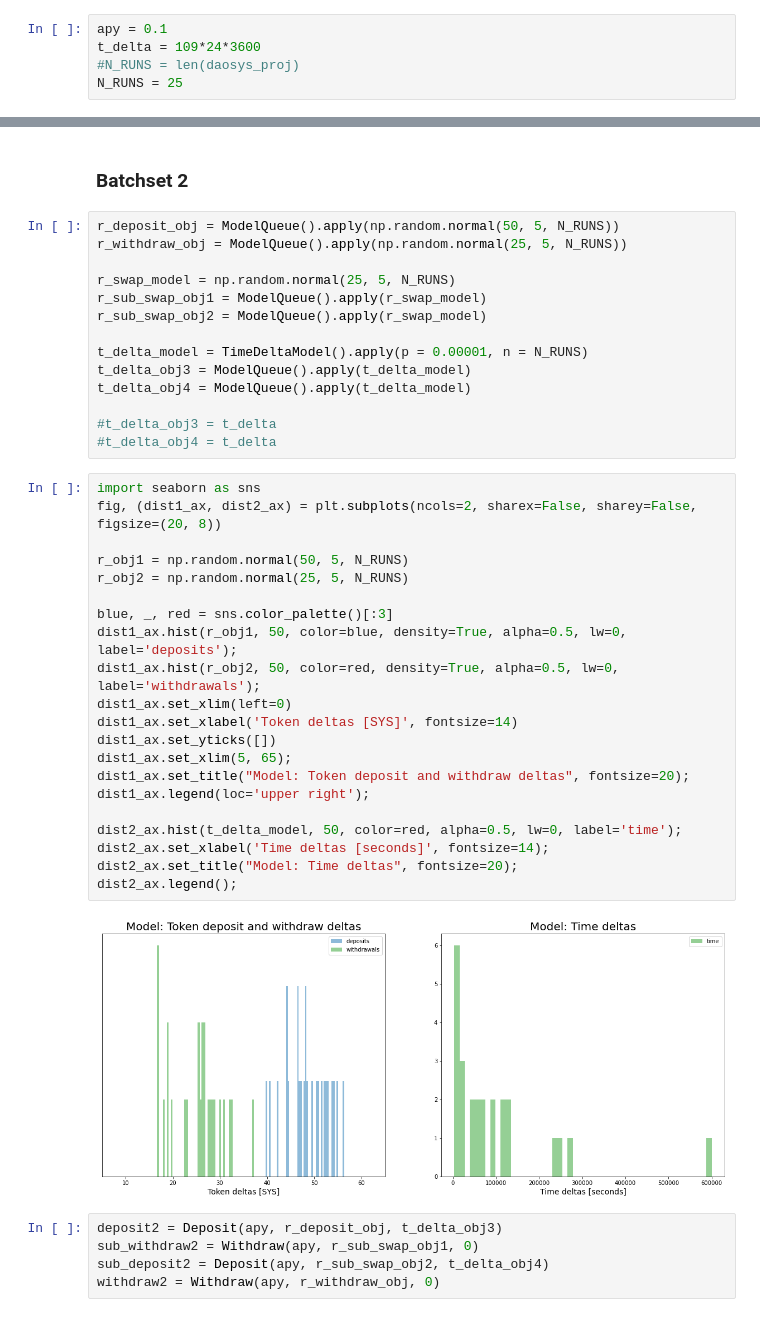
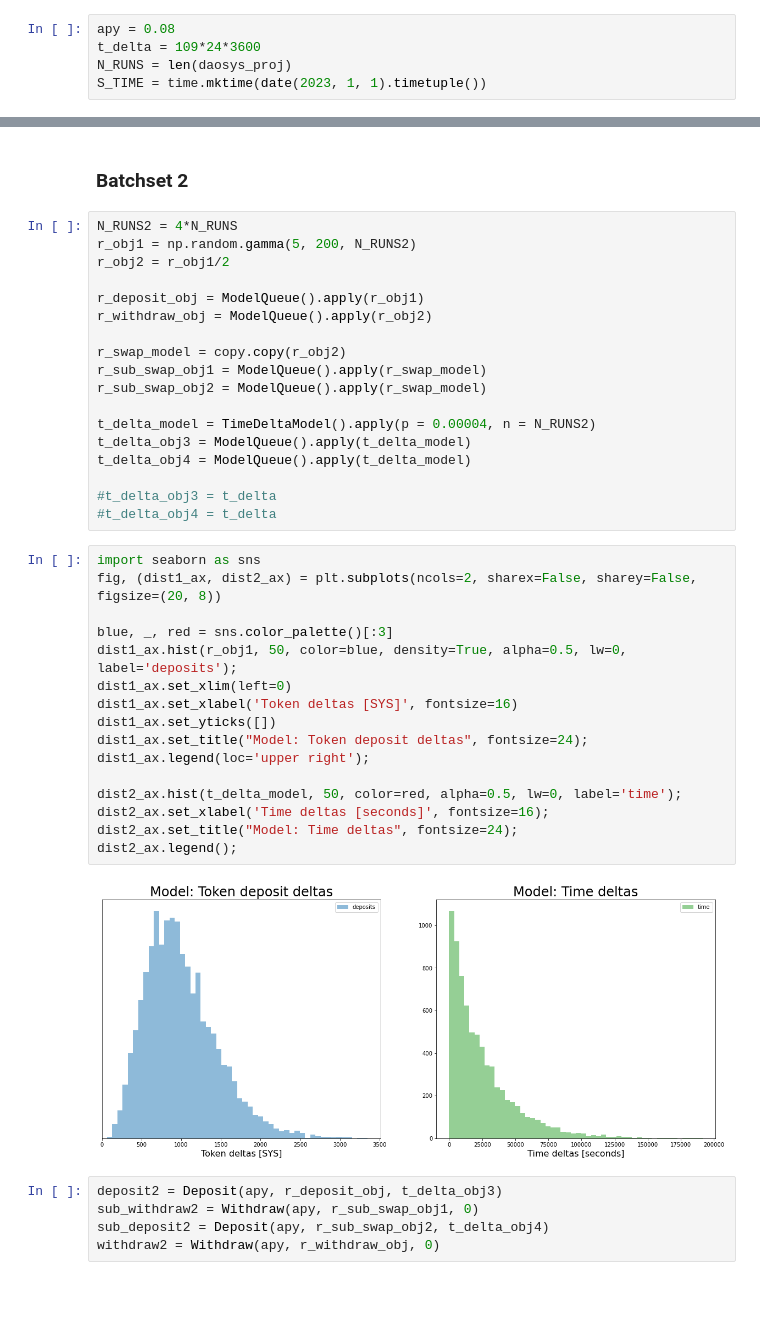
Before and after one commit to icmoore/daosys, a Jupyter notebook: notebooks/simulation/masternode_daosys.ipynb, the cells around one changed output, grey strips where cells are left out. Saved outputs shown, nothing was run; the diff lists cells and outputs as text; blank space fills up the shorter version.

```diff
--- a/notebooks/simulation/masternode_daosys.ipynb
+++ b/notebooks/simulation/masternode_daosys.ipynb
@@ -66,10 +68,10 @@ SYS_DAI = LPTokenAgent('SYS_DAI_LP', SYS_DAI_LP)
 # %% [markdown]
 ### Mint Tokens
 # %%
-apy = 0.1
+apy = 0.08
 t_delta = 109*24*3600
-#N_RUNS = len(daosys_proj)
-N_RUNS = 25
+N_RUNS = len(daosys_proj)
+S_TIME = time.mktime(date(2023, 1, 1).timetuple())
 # %%
 SYS_mint1 = Mint(5000, apy, True)
 DAI_mint1 = Mint(5000, apy, True)
@@ -189,14 +192,18 @@ USER1 DEPOSITs DAI and SYS proceeds into SYS_DAI_LP
 # %% [markdown]
 ### Batchset 2
 # %%
-r_deposit_obj = ModelQueue().apply(np.random.normal(50, 5, N_RUNS))
-r_withdraw_obj = ModelQueue().apply(np.random.normal(25, 5, N_RUNS))
+N_RUNS2 = 4*N_RUNS
+r_obj1 = np.random.gamma(5, 200, N_RUNS2)
+r_obj2 = r_obj1/2
 
-r_swap_model = np.random.normal(25, 5, N_RUNS)
+r_deposit_obj = ModelQueue().apply(r_obj1)
+r_withdraw_obj = ModelQueue().apply(r_obj2)
+
+r_swap_model = copy.copy(r_obj2)
 r_sub_swap_obj1 = ModelQueue().apply(r_swap_model)
 r_sub_swap_obj2 = ModelQueue().apply(r_swap_model)
 
-t_delta_model = TimeDeltaModel().apply(p = 0.00001, n = N_RUNS)
+t_delta_model = TimeDeltaModel().apply(p = 0.00004, n = N_RUNS2)
 t_delta_obj3 = ModelQueue().apply(t_delta_model)
 t_delta_obj4 = ModelQueue().apply(t_delta_model)
 
@@ -205,26 +212,21 @@ t_delta_obj4 = ModelQueue().apply(t_delta_model)
 # %%
 import seaborn as sns
 fig, (dist1_ax, dist2_ax) = plt.subplots(ncols=2, sharex=False, sharey=False, figsize=(20, 8))
 
-r_obj1 = np.random.normal(50, 5, N_RUNS)
-r_obj2 = np.random.normal(25, 5, N_RUNS)
-
 blue, _, red = sns.color_palette()[:3]
 dist1_ax.hist(r_obj1, 50, color=blue, density=True, alpha=0.5, lw=0, label='deposits');
-dist1_ax.hist(r_obj2, 50, color=red, density=True, alpha=0.5, lw=0, label='withdrawals');
 dist1_ax.set_xlim(left=0)
-dist1_ax.set_xlabel('Token deltas [SYS]', fontsize=14)
+dist1_ax.set_xlabel('Token deltas [SYS]', fontsize=16)
 dist1_ax.set_yticks([])
-dist1_ax.set_xlim(5, 65);
-dist1_ax.set_title("Model: Token deposit and withdraw deltas", fontsize=20);
+dist1_ax.set_title("Model: Token deposit deltas", fontsize=24);
 dist1_ax.legend(loc='upper right');
 
 dist2_ax.hist(t_delta_model, 50, color=red, alpha=0.5, lw=0, label='time');
-dist2_ax.set_xlabel('Time deltas [seconds]', fontsize=14);
-dist2_ax.set_title("Model: Time deltas", fontsize=20);
+dist2_ax.set_xlabel('Time deltas [seconds]', fontsize=16);
+dist2_ax.set_title("Model: Time deltas", fontsize=24);
 dist2_ax.legend();
 # %% [output]
-[figure, old version]
+[figure, new version]
 # %%
 deposit2 = Deposit(apy, r_deposit_obj, t_delta_obj3)
 sub_withdraw2 = Withdraw(apy, r_sub_swap_obj1, 0)
```
Also changed, not shown: parts of 20 cells of this notebook, 10 other files.
